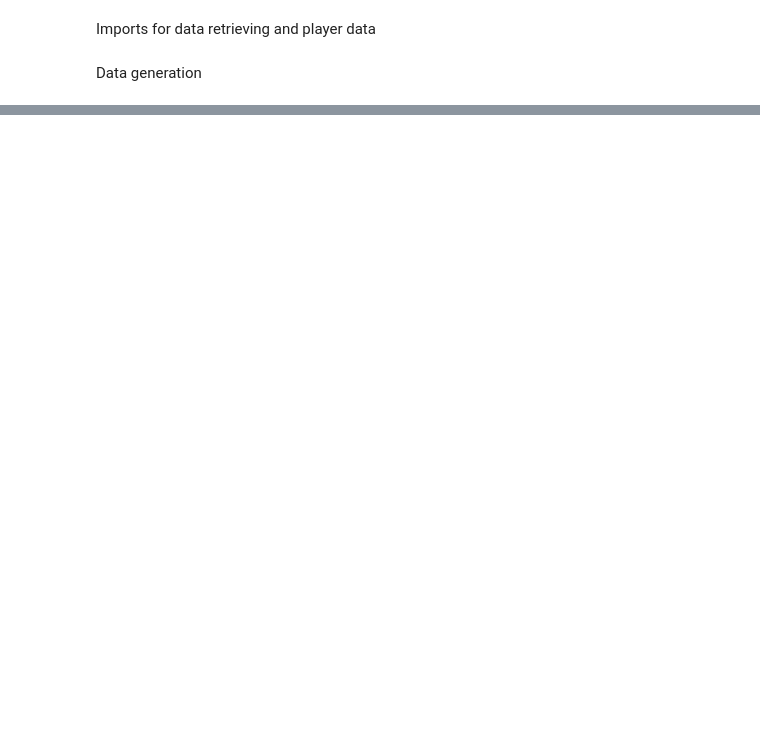
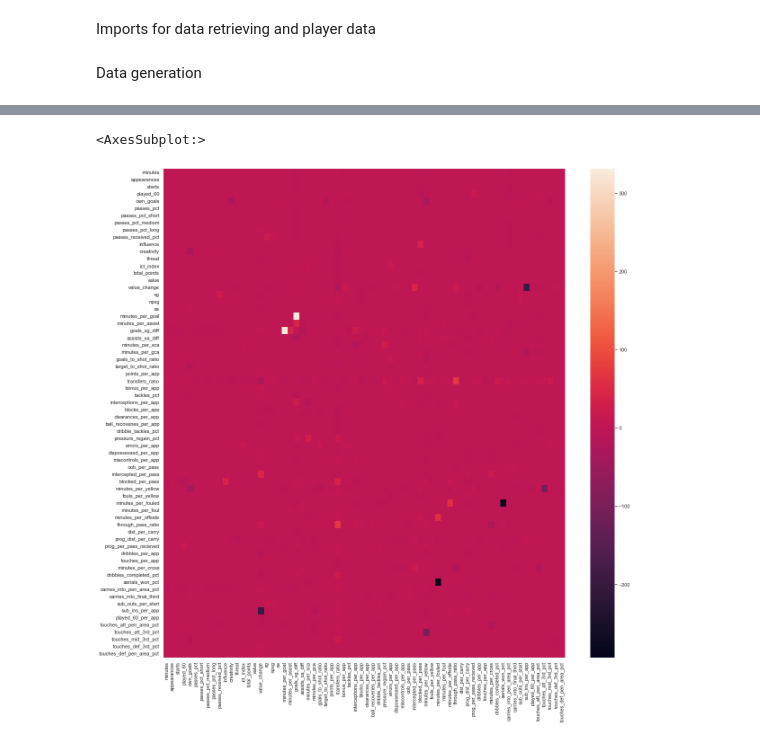
Before and after one commit to victorian177/FPL-Manager, a Jupyter notebook: stats.ipynb, the cells around one changed output, grey strips where cells are left out. Cells and saved outputs as stored; diff of their text form; code cells hidden in the pictures; blank space fills up the shorter version.

```diff
--- a/stats.ipynb
+++ b/stats.ipynb
@@ -61,0 +393,6 @@ Name: value, dtype: int64
+# %%
+corr_17_compare = (corr['17/18'] - corr['18/19']) / corr['17/18']
+sns.heatmap(corr_17_compare)
+# %% [output]
+<AxesSubplot:>
+[figure, added]
```
Also changed, not shown: parts of 24 cells of this notebook, 5 other files.
